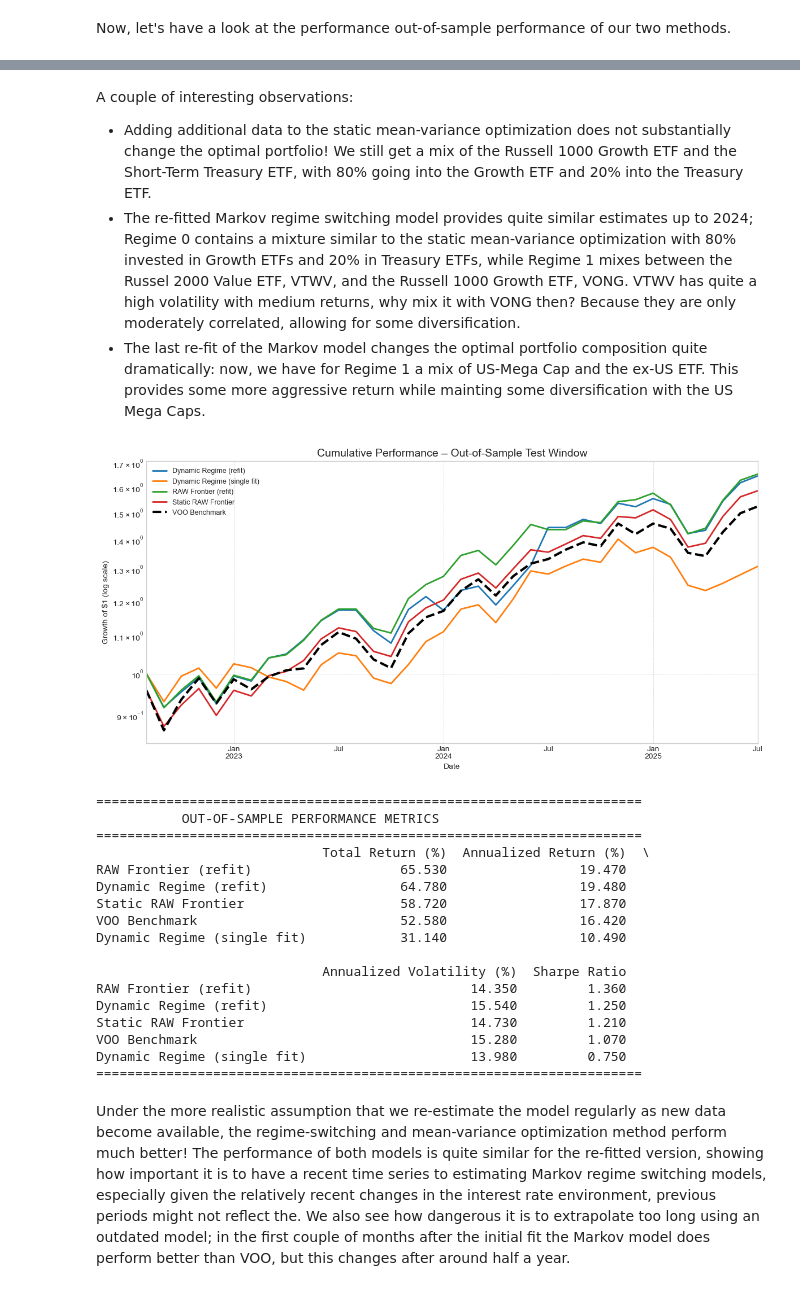
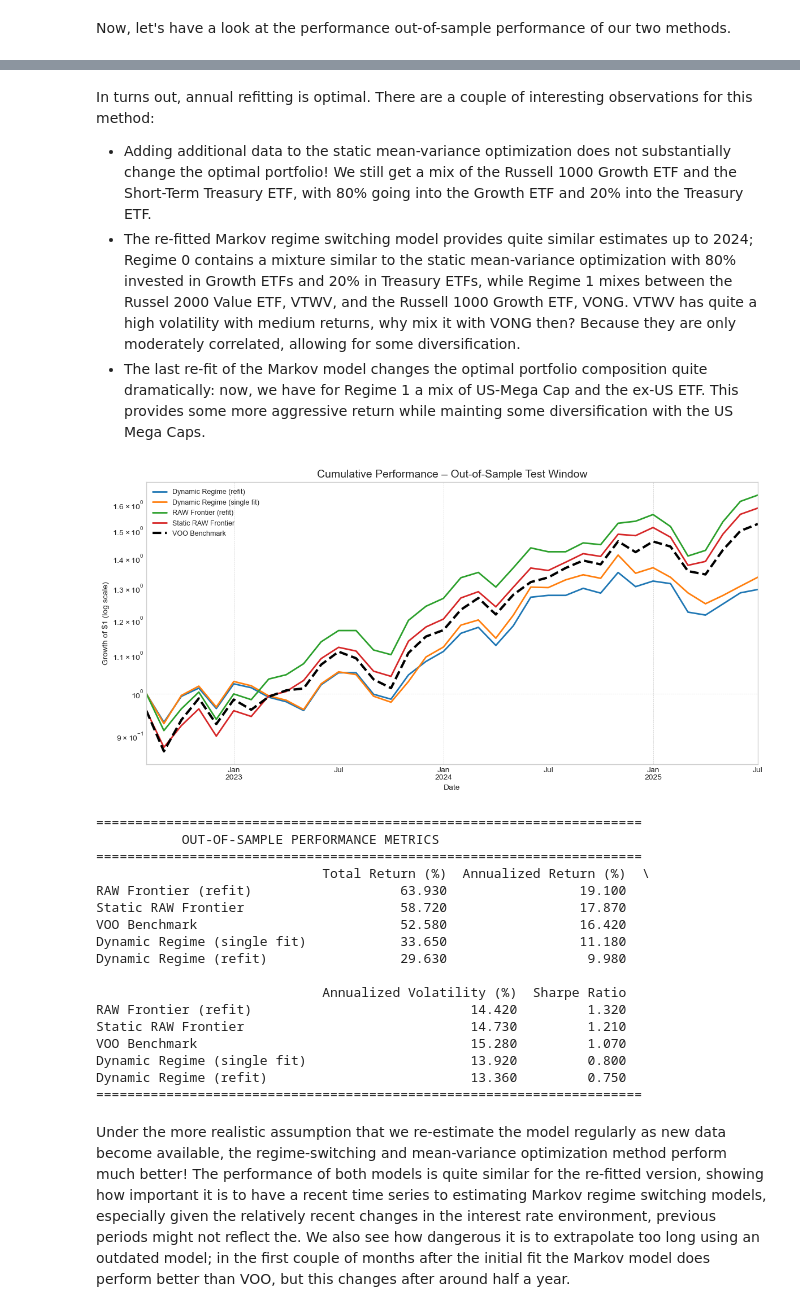
Before and after one commit to Fresearch99/etf_portfolio_optimization, a Jupyter notebook: Optimal_Portfolio_Analysis.ipynb, the cells around one changed output, grey strips where cells are left out. Drawn from its saved outputs; the diff is of its cells as text; code cells hidden in the pictures.

```diff
--- a/Optimal_Portfolio_Analysis.ipynb
+++ b/Optimal_Portfolio_Analysis.ipynb
@@ -95,6 +95,9 @@ from selenium.webdriver.chrome.options import Options
 from selenium.webdriver.common.by import By
 import warnings
 from arch.univariate.base import DataScaleWarning, ConvergenceWarning
+import plotly.graph_objects as go
+from ipywidgets import FloatSlider, VBox, HTML, Button, Dropdown, HBox
+from IPython.display import display
 
 
 # --- Global Settings & Constants ---
@@ -114,7 +117,7 @@ RESAMPLE_ITERATIONS = 100  # Number of bootstrap iterations for resampled fronti
 ROLLING_WINDOW_MONTHS = 60  # 5-year rolling window for dynamic weight analysis.
 
 # Regime Modeling Parameters
-MIN_OBS_PER_REGIME = 10  # Minimum data points required to consider a regime valid.
+MIN_OBS_PER_REGIME = 6  # Minimum data points required to consider a regime valid.
 MAX_REGIMES_TO_TEST = 4  # Test models with 2 up to this number of regimes.
 
 # --- Initial Setup ---
@@ -2291,7 +2290,8 @@ for k in range(2, MAX_REGIMES_TO_TEST + 1):
             switching_variance=True,
             exog_tvtp=sm.add_constant(exog_final_lagged),  # Time-Varying Transition Probs
         )
-        res = mod.fit(search_reps=20)
+
+        res = mod.fit(search_reps=30, maxiter=300, disp=False)
         # Validate that each regime has a sufficient number of observations
         assigned_regimes = res.smoothed_marginal_probabilities.idxmax(axis=1)
         if (assigned_regimes.value_counts() < MIN_OBS_PER_REGIME).any():
@@ -2859,7 +2859,7 @@ mr_train = MarkovRegression(
     exog_tvtp = sm.add_constant(train_exog)
 )
 
-res_train = mr_train.fit(search_reps=20, disp=False)
+res_train = mr_train.fit(search_reps=30, maxiter=300, disp=False)
 
 # --- filter / forecast regimes on the test window --------------------------
 mr_test = MarkovRegression(
@@ -3180,14 +3167,14 @@ Annual-refit out-of-sample CAGR: 18.11%
 # %% [markdown]
-A couple of interesting observations:
+In turns out, annual refitting is optimal.  There are a couple of interesting observations for this method:
 * Adding additional data to the static mean-variance optimization does not substantially change the optimal portfolio!  We still get a mix of the Russell 1000 Growth ETF and the Short-Term Treasury ETF, with 80% going into the Growth ETF and 20% into the Treasury ETF.
 * The re-fitted Markov regime switching model provides quite similar estimates up to 2024; Regime 0 contains a mixture similar to the static mean-variance optimization with 80% invested in Growth ETFs and 20% in Treasury ETFs, while Regime 1 mixes between the Russel 2000 Value ETF, VTWV, and the Russell 1000 Growth ETF, VONG.  VTWV has quite a high volatility with medium returns, why mix it with VONG then?  Because they are only moderately correlated, allowing for some diversification.
 * The last re-fit of the Markov model changes the optimal portfolio composition quite dramatically: now, we have for Regime 1 a mix of US-Mega Cap and the ex-US ETF.  This provides some more aggressive return while mainting some diversification with the US Mega Caps.
 # %%
 # Gather ALL OOS return streams (align on common index)
 oos_strategies = {
-    "Dynamic Regime (refit)"      : oos_returns_q,    # refit Markov
+    "Dynamic Regime (refit)"      : best_series_dyn,  # refit Markov
     "Dynamic Regime (single fit)" : oos_port_ret,     # one-shot Markov
-    "RAW Frontier (refit)"        : oos_returns_raw,  # refit raw σ-match
+    "RAW Frontier (refit)"        : best_series_raw,  # refit raw σ-match
     "Static RAW Frontier"         : oos_ret_raw,      # one-shot raw σ-match
     "VOO Benchmark"               : test_returns["VOO"].loc[oos_port_ret.index],
 }
@@ -3197,50 +3184,50 @@ common_idx = sorted(set().union(*(s.index for s in oos_strategies.values())))
 oos_strategies = {k: v.reindex(common_idx).dropna() for k, v in oos_strategies.items()}
 
 # Cumulative-performance plot (log scale)
 plt.style.use("seaborn-v0_8-whitegrid")
 fig, ax = plt.subplots(figsize=(12, 6))
 
 for name, ser in oos_strategies.items():
     growth = (1 + ser).cumprod()
     style  = {"lw": 3, "linestyle": "--", "color": "black"} if name.startswith("VOO") else {"lw": 2}
     growth.plot(ax=ax, label=name, **style)
 
 ax.set_title("Cumulative Performance – Out-of-Sample Test Window", fontsize=14)
 ax.set_xlabel("Date")
 ax.set_ylabel("Growth of $1 (log scale)")
 ax.set_yscale("log")
 ax.legend(loc="upper left", fontsize=9)
 ax.grid(True, linestyle="--", linewidth=0.5)
 plt.tight_layout()
 plt.show()
 
 # Performance-metrics table
 perf = {name: calculate_performance_metrics(ser) for name, ser in oos_strategies.items()}
 perf_df = pd.DataFrame(perf).T
 
 print("\n" + "="*70)
 print("           OUT-OF-SAMPLE PERFORMANCE METRICS")
 print("="*70)
 print(perf_df.sort_values("Sharpe Ratio", ascending=False).round(2))
 print("="*70)
 # %% [output]
-[figure, old version]
+[figure, new version]
 ======================================================================
            OUT-OF-SAMPLE PERFORMANCE METRICS
 ======================================================================
                              Total Return (%)  Annualized Return (%)  \
-RAW Frontier (refit)                   65.530                 19.470
-Dynamic Regime (refit)                 64.780                 19.480
+RAW Frontier (refit)                   63.930                 19.100
 Static RAW Frontier                    58.720                 17.870
 VOO Benchmark                          52.580                 16.420
-Dynamic Regime (single fit)            31.140                 10.490
+Dynamic Regime (single fit)            33.650                 11.180
+Dynamic Regime (refit)                 29.630                  9.980
 
                              Annualized Volatility (%)  Sharpe Ratio
-RAW Frontier (refit)                            14.350         1.360
-Dynamic Regime (refit)                          15.540         1.250
+RAW Frontier (refit)                            14.420         1.320
 Static RAW Frontier                             14.730         1.210
 VOO Benchmark                                   15.280         1.070
-Dynamic Regime (single fit)                     13.980         0.750
+Dynamic Regime (single fit)                     13.920         0.800
+Dynamic Regime (refit)                          13.360         0.750
 ======================================================================
 # %% [markdown]
 Under the more realistic assumption that we re-estimate the model regularly as new data become available, the regime-switching and mean-variance optimization method perform much better!  The performance of both models is quite similar for the re-fitted version, showing how important it is to have a recent time series to estimating Markov regime switching models, especially given the relatively recent changes in the interest rate environment, previous periods might not reflect the.  We also see how dangerous it is to extrapolate too long using an outdated model; in the first couple of months after the initial fit the Markov model does perform better than VOO, but this changes after around half a year.
```
Also changed, not shown: parts of 12 cells of this notebook.
